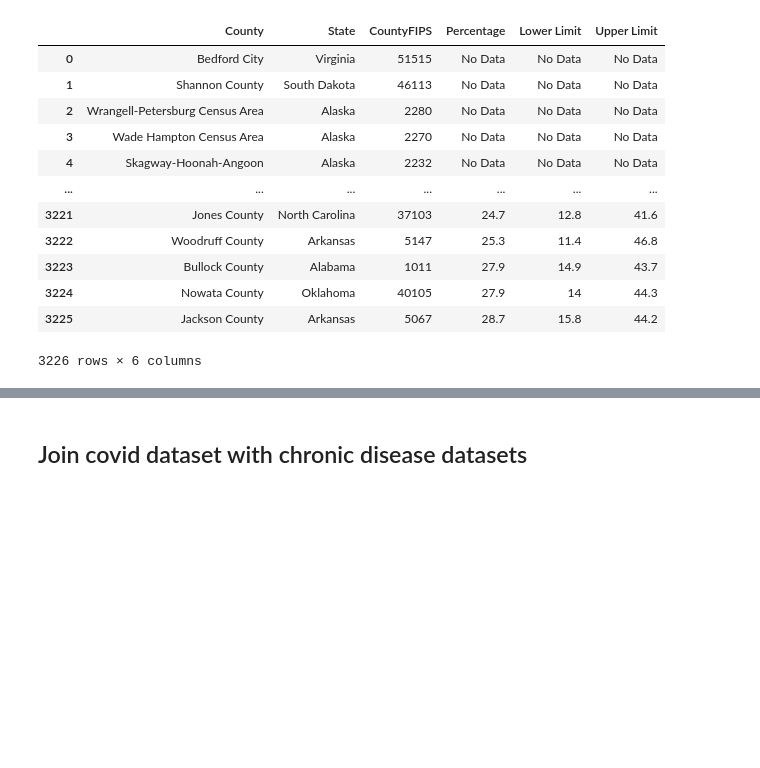
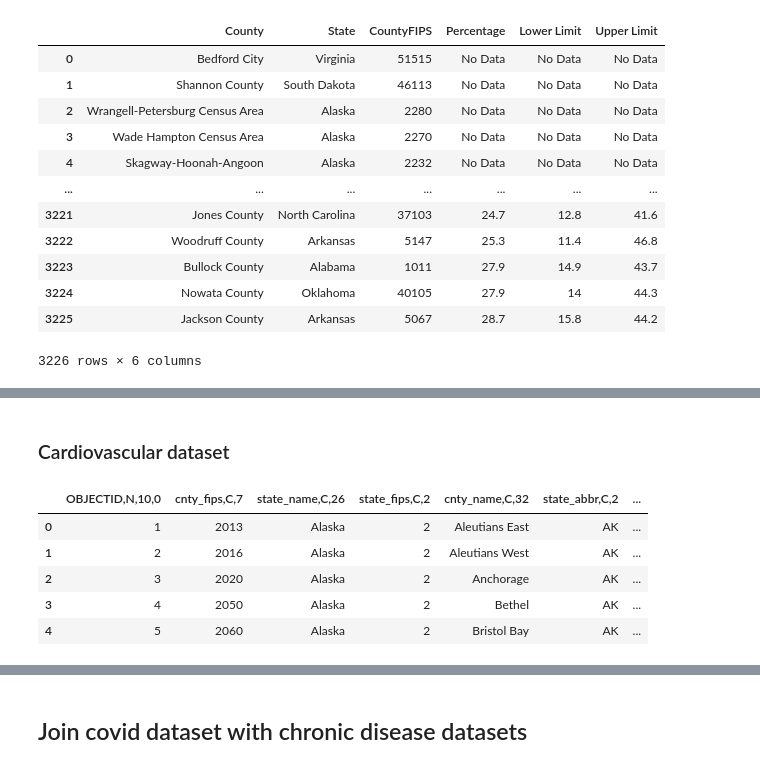
Before and after one commit to jayeokay/COVID-19, a Jupyter notebook: COVID Geographical Analysis.ipynb, the cells around one changed output, grey strips where cells are left out. Cells and saved outputs as stored; diff of their text form; code cells hidden in the pictures; blank space fills up the shorter version.

```diff
--- a/COVID Geographical Analysis.ipynb
+++ b/COVID Geographical Analysis.ipynb
@@ -212,0 +139,12 @@ county_cases[county_cases['countyFIPS'] == 0]
+# %% [markdown]
+### Cardiovascular dataset
+# %%
+#preview before cleaning
+county_heart.head()
+# %% [output]
+|  | OBJECTID,N,10,0 | cnty_fips,C,7 | state_name,C,26 | state_fips,C,2 | cnty_name,C,32 | state_abbr,C,2 | ... |
+| 0 | 1 | 2013 | Alaska | 2 | Aleutians East | AK | ... |
+| 1 | 2 | 2016 | Alaska | 2 | Aleutians West | AK | ... |
+| 2 | 3 | 2020 | Alaska | 2 | Anchorage | AK | ... |
+| 3 | 4 | 2050 | Alaska | 2 | Bethel | AK | ... |
+| 4 | 5 | 2060 | Alaska | 2 | Bristol Bay | AK | ... |
```
Also changed, not shown: parts of 31 cells of this notebook.
